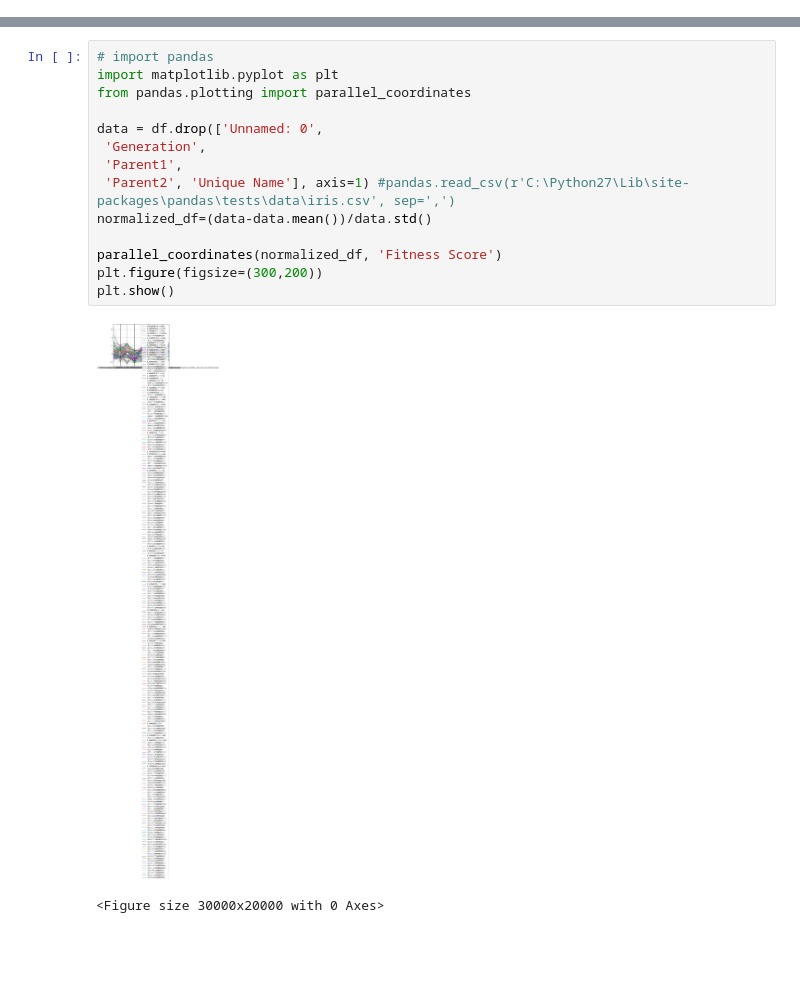
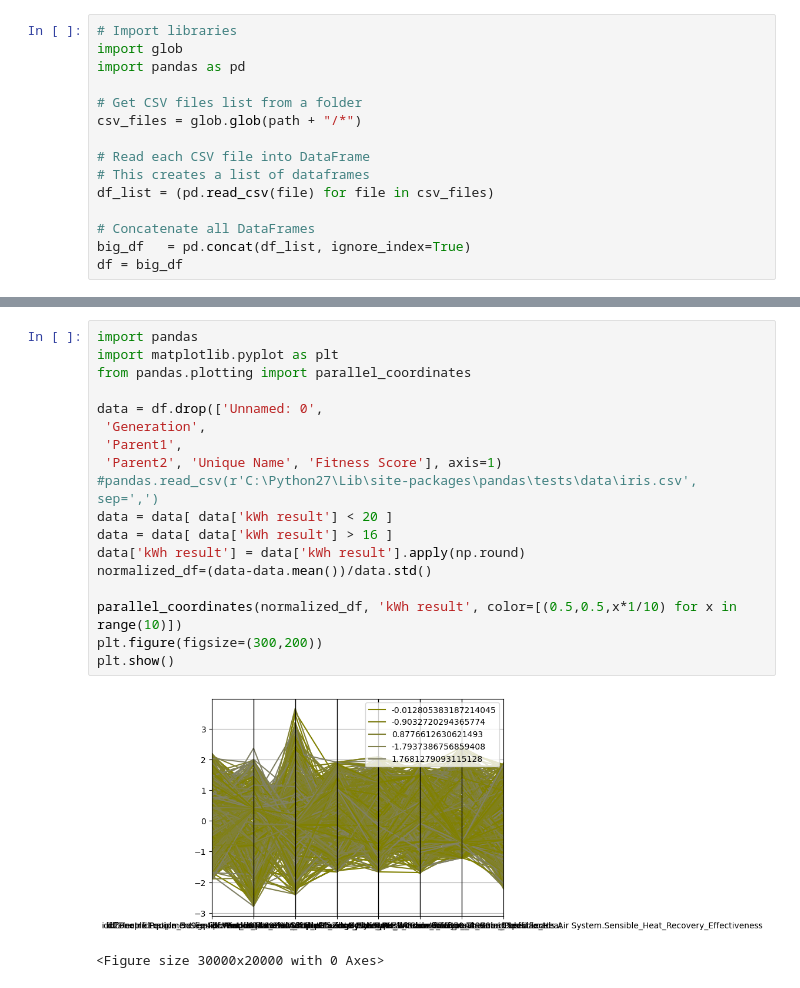
Before and after one commit to Lundkjaer/ClimAIte, a Jupyter notebook: Calibration/plot_accuracies.ipynb, the cells around one changed output, grey strips where cells are left out. Cells and saved outputs as stored; diff of their text form; blank space fills up the shorter version.

```diff
--- a/Calibration/plot_accuracies.ipynb
+++ b/Calibration/plot_accuracies.ipynb
@@ -16,2 +16,17 @@ df = pd.read_csv(record)
+# %%
+# Import libraries
+import glob
+import pandas as pd
+
+# Get CSV files list from a folder
+csv_files = glob.glob(path + "/*")
+
+# Read each CSV file into DataFrame
+# This creates a list of dataframes
+df_list = (pd.read_csv(file) for file in csv_files)
+
+# Concatenate all DataFrames
+big_df   = pd.concat(df_list, ignore_index=True)
+df = big_df
 # %%
 df.sample(10)
@@ -50,17 +149,20 @@ list(df.columns)
 # %%
-# import pandas
+import pandas
 import matplotlib.pyplot as plt
 from pandas.plotting import parallel_coordinates
 
 data = df.drop(['Unnamed: 0',
  'Generation',
  'Parent1',
- 'Parent2', 'Unique Name'], axis=1) #pandas.read_csv(r'C:\Python27\Lib\site-packages\pandas\tests\data\iris.csv', sep=',')
+ 'Parent2', 'Unique Name', 'Fitness Score'], axis=1) #pandas.read_csv(r'C:\Python27\Lib\site-packages\pandas\tests\data\iris.csv', sep=',')
+data = data[ data['kWh result'] < 20 ]
+data = data[ data['kWh result'] > 16 ]
+data['kWh result'] = data['kWh result'].apply(np.round)
 normalized_df=(data-data.mean())/data.std()
 
-parallel_coordinates(normalized_df, 'Fitness Score')
+parallel_coordinates(normalized_df, 'kWh result', color=[(0.5,0.5,x*1/10) for x in range(10)])
 plt.figure(figsize=(300,200))
 plt.show()
 # %% [output]
-[figure, old version]
+[figure, new version]
 <Figure size 30000x20000 with 0 Axes>
```
Also changed, not shown: parts of 16 cells of this notebook, 6 other files.
